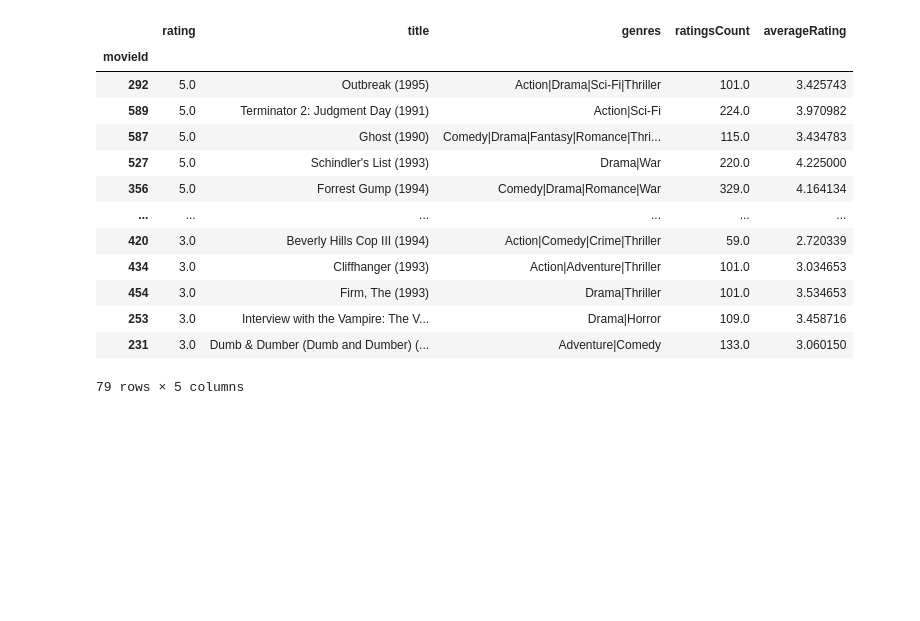
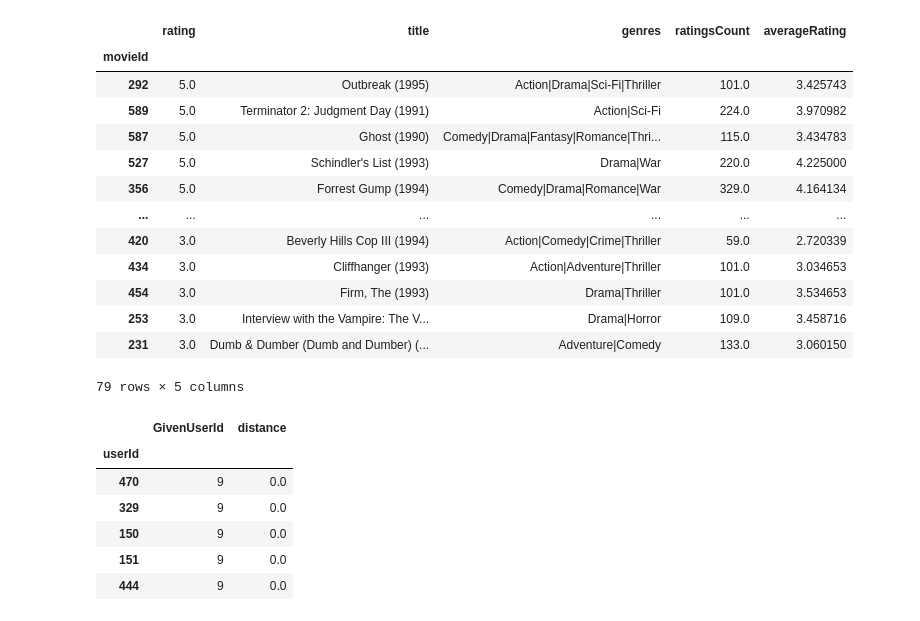
Before and after one commit to Harry-Turner/Python, a Jupyter notebook: ML_MovieRecommender.ipynb, the cells around one changed output. Cells and saved outputs as stored; diff of their text form; code cells hidden in the pictures; blank space fills up the shorter version.

```diff
--- a/ML_MovieRecommender.ipynb
+++ b/ML_MovieRecommender.ipynb
@@ -331,3 +331,24 @@ make_movie_recommendation(SAMPLE_USER_ID)
 | 253 | 3.0 | Interview with the Vampire: The V... | Drama|Horror | 109.0 | 3.458716 |
 | 231 | 3.0 | Dumb & Dumber (Dumb and Dumber) (... | Adventure|Comedy | 133.0 | 3.060150 |
 79 rows × 5 columns
+# %%
+NUMBER_OF_NEIGHBORS = 5
+def find_k_nearest_neighbors(userId, k=NUMBER_OF_NEIGHBORS):
+
+  distances_to_user = find_relative_distances(userId)
+
+  distances_to_user = distances_to_user.sort_values("distance")
+
+  distances_to_user = distances_to_user.set_index("userId")
+
+  return distances_to_user.head(k)
+
+find_k_nearest_neighbors(SAMPLE_USER_ID)
+# %% [output]
+|  | GivenUserId | distance |
+| userId |  |  |
+| 470 | 9 | 0.0 |
+| 329 | 9 | 0.0 |
+| 150 | 9 | 0.0 |
+| 151 | 9 | 0.0 |
+| 444 | 9 | 0.0 |
```
Also changed, not shown: parts of 5 cells of this notebook.
